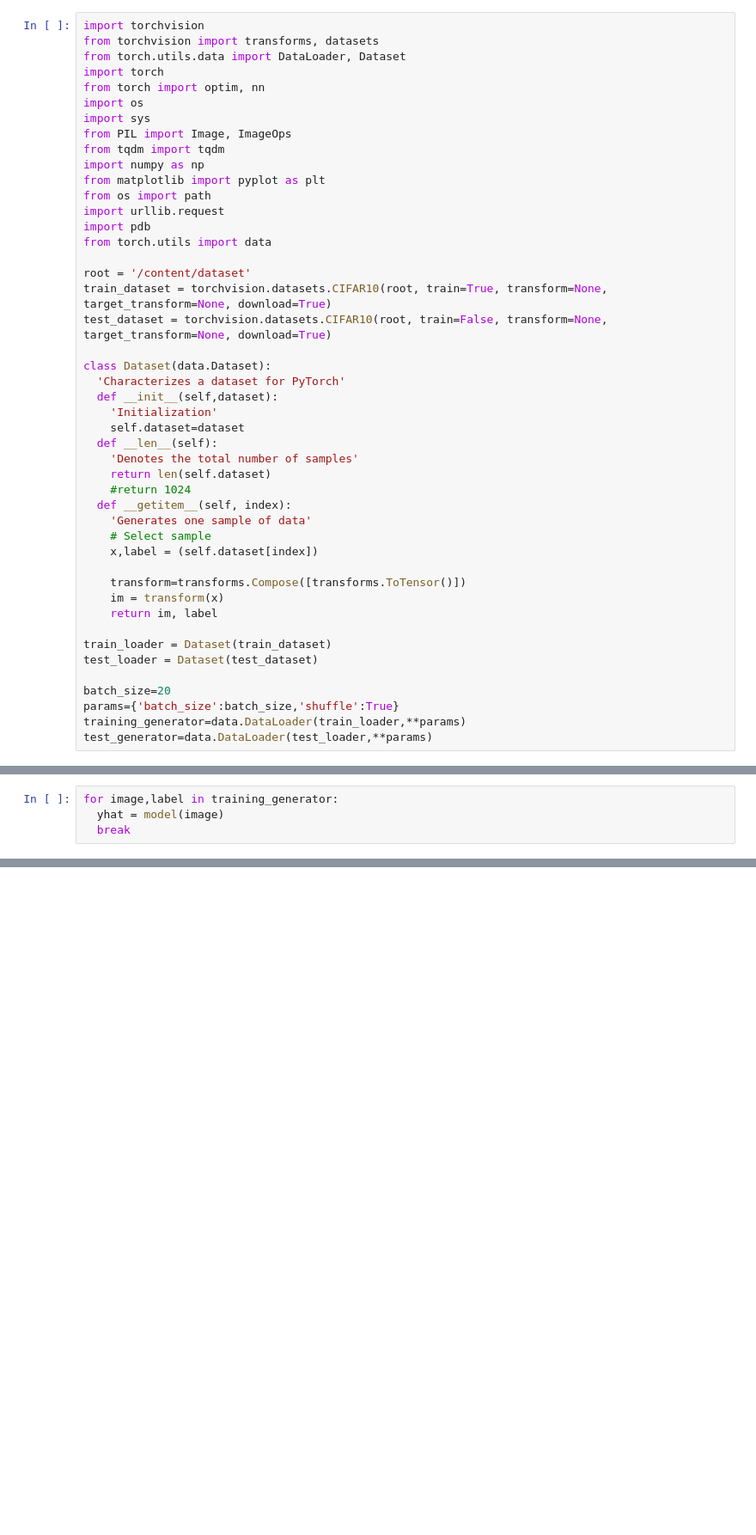
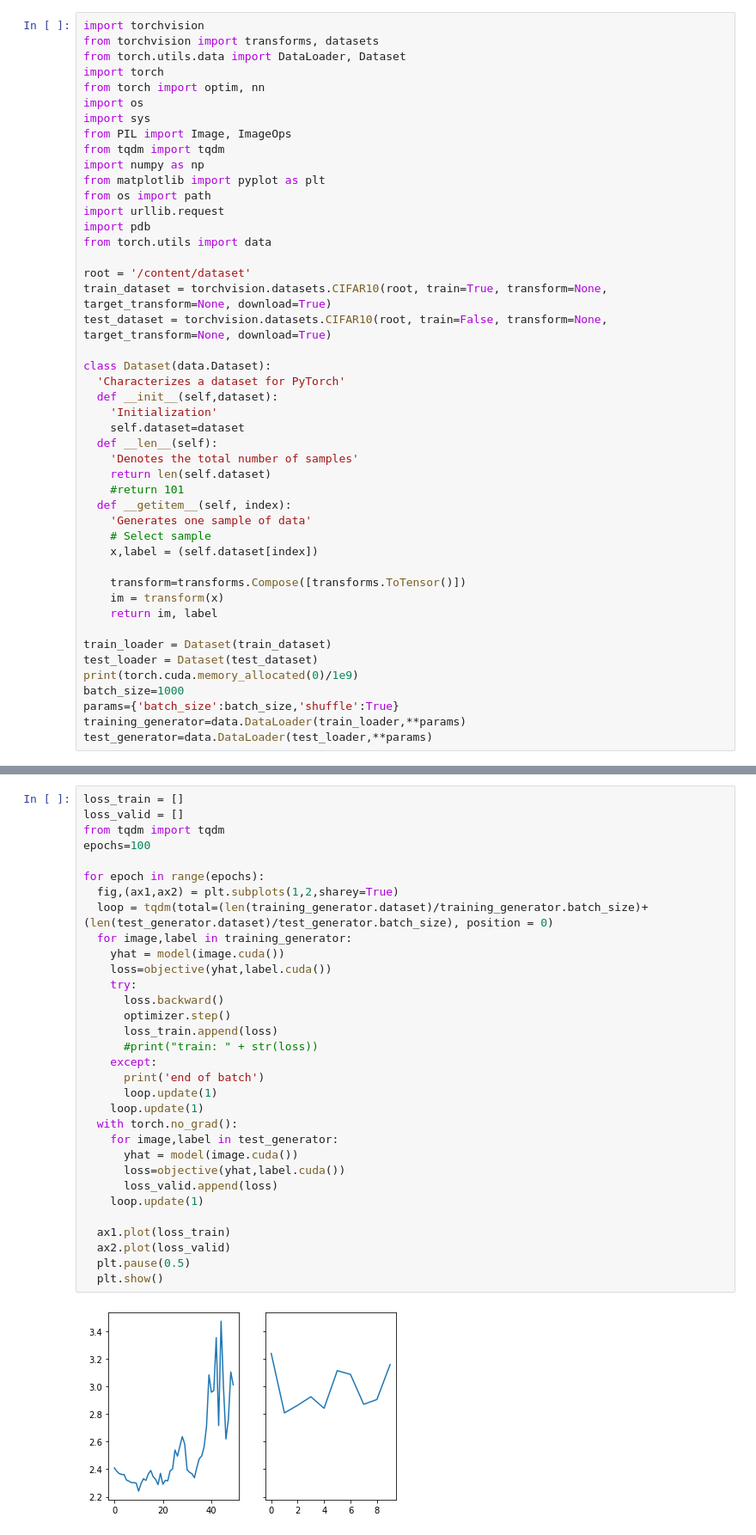
Before and after one commit to thleats/resnet_classifier, a Jupyter notebook: Resnet_classifier_Lab_1.ipynb, the cells around one changed output, grey strips where cells are left out. Shown: that part at 86% size. Saved outputs shown, nothing was run; the diff lists cells and outputs as text; blank space fills up the shorter version.

```diff
--- a/Resnet_classifier_Lab_1.ipynb
+++ b/Resnet_classifier_Lab_1.ipynb
@@ -27,7 +27,7 @@ class Dataset(data.Dataset):
   def __len__(self):
     'Denotes the total number of samples'
     return len(self.dataset)
-    #return 1024
+    #return 101
   def __getitem__(self, index):
     'Generates one sample of data'
     # Select sample
@@ -39,8 +39,8 @@ class Dataset(data.Dataset):
 
 train_loader = Dataset(train_dataset)
 test_loader = Dataset(test_dataset)
-
-batch_size=20
+print(torch.cuda.memory_allocated(0)/1e9)
+batch_size=1000
 params={'batch_size':batch_size,'shuffle':True}
 training_generator=data.DataLoader(train_loader,**params)
 test_generator=data.DataLoader(test_loader,**params)
@@ -170,4 +215,0 @@ model = resnet20()
-# %%
-for image,label in training_generator:
-  yhat = model(image)
-  break
@@ -193,0 +216,34 @@ BdbQuit: ignored
+# %%
+loss_train = []
+loss_valid = []
+from tqdm import tqdm
+epochs=100
+
+for epoch in range(epochs):
+  fig,(ax1,ax2) = plt.subplots(1,2,sharey=True)
+  loop = tqdm(total=(len(training_generator.dataset)/training_generator.batch_size)+(len(test_generator.dataset)/test_generator.batch_size), position = 0)
+  for image,label in training_generator:
+    yhat = model(image.cuda())
+    loss=objective(yhat,label.cuda())
+    try:
+      loss.backward()
+      optimizer.step()
+      loss_train.append(loss)
+      #print("train: " + str(loss))
+    except:
+      print('end of batch')
+      loop.update(1)
+    loop.update(1)
+  with torch.no_grad():
+    for image,label in test_generator:
+      yhat = model(image.cuda())
+      loss=objective(yhat,label.cuda())
+      loss_valid.append(loss)
+    loop.update(1)
+
+  ax1.plot(loss_train)
+  ax2.plot(loss_valid)
+  plt.pause(0.5)
+  plt.show()
+# %% [output]
+[figure, added]
```
Also changed, not shown: parts of 4 cells of this notebook.
